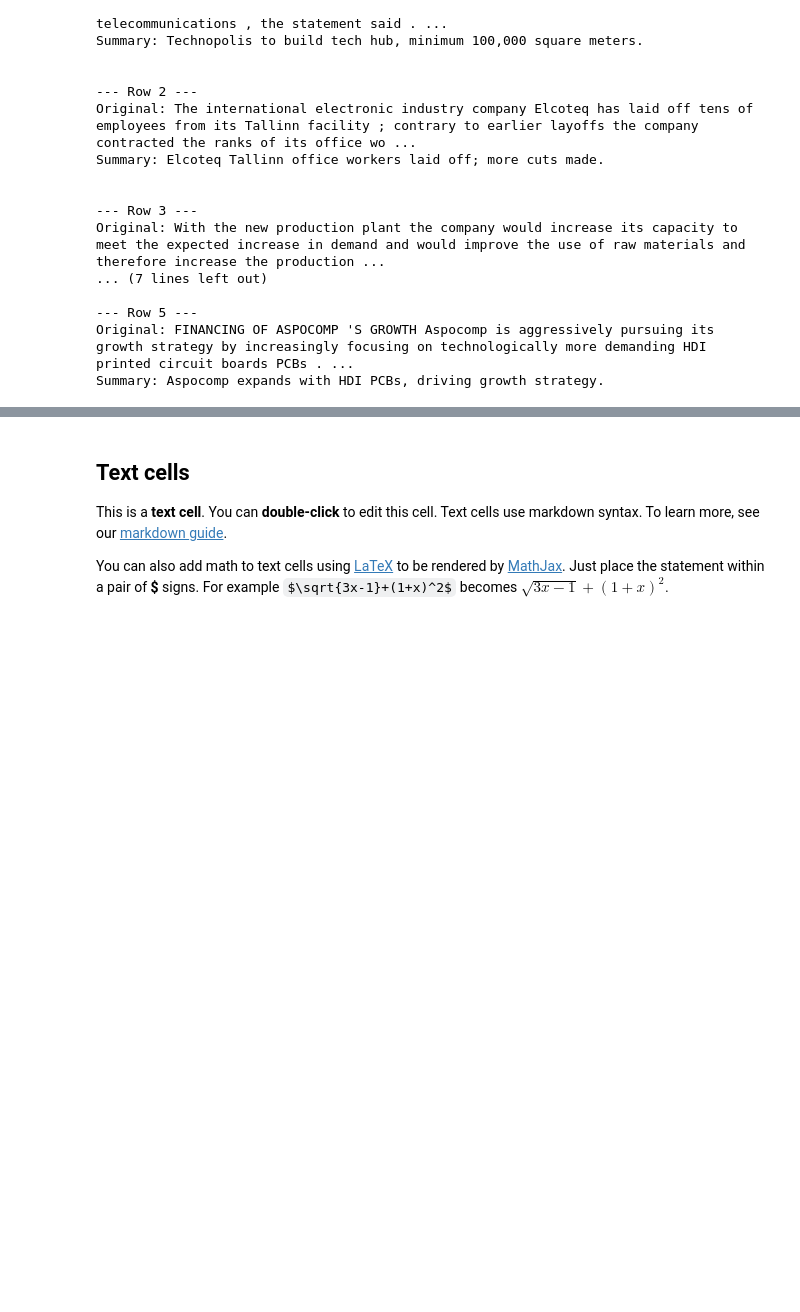
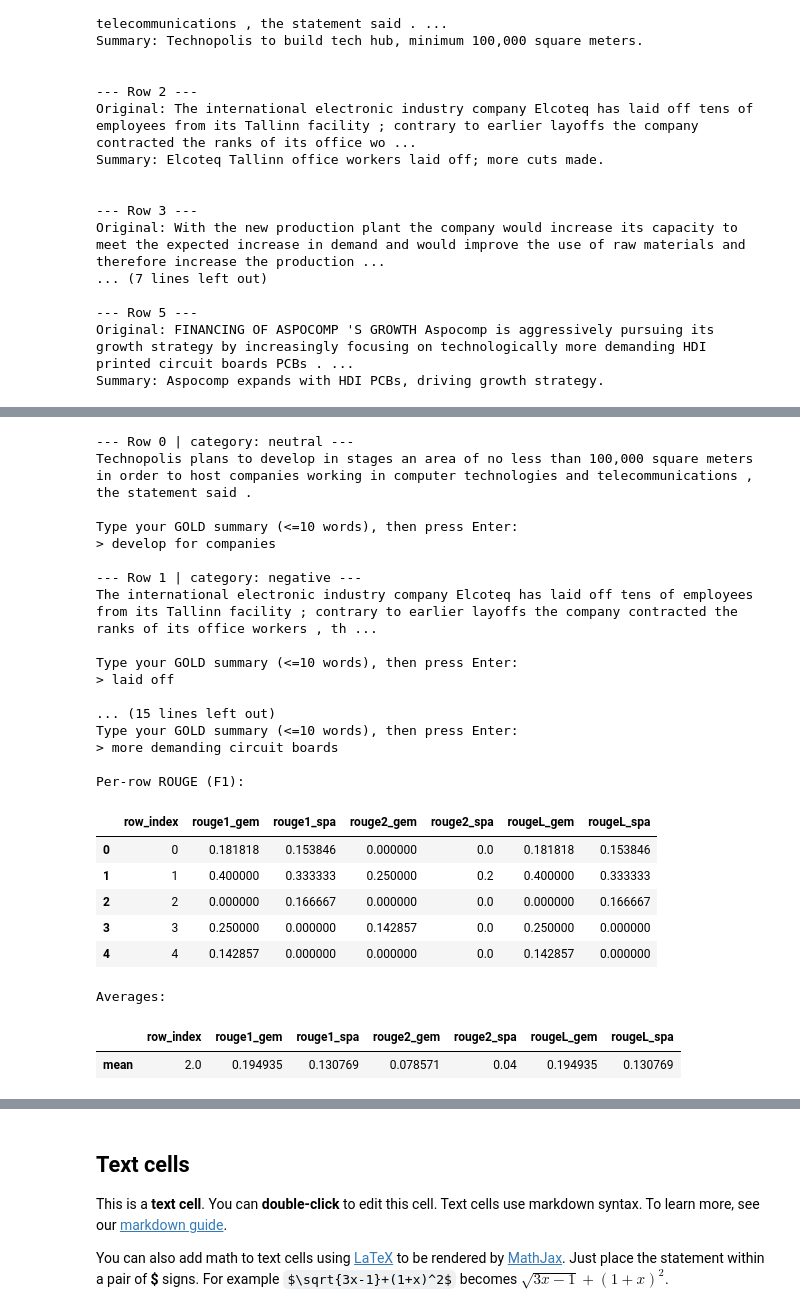
Before and after one commit to jorisjose/ai-home-assignment, a Jupyter notebook: notebooks/Overview_of_Colaboratory_Features.ipynb, the cells around one changed output, grey strips where cells are left out. Cells and saved outputs as stored; diff of their text form; code cells hidden in the pictures; blank space fills up the shorter version.

```diff
--- a/notebooks/Overview_of_Colaboratory_Features.ipynb
+++ b/notebooks/Overview_of_Colaboratory_Features.ipynb
@@ -439,3 +439,73 @@ order to load all the package's dependencies. You can do this by selecting the
 | 2 | 2 | positive | With the new production plant the... | New plant boosts capacity, improv... | With the new production plant the... |
 | 3 | 3 | positive | According to the company 's updat... | Basware targets 20-40% net sales ... | According to the company 's updat... |
 | 4 | 4 | positive | FINANCING OF ASPOCOMP 'S GROWTH A... | Aspocomp's growth fueled by high-... | FINANCING OF ASPOCOMP 'S GROWTH A... |
+# %%
+# Assumes you already built `comparison_df` with:
+# ['row_index','category','original_text','gemini_summary','spacy_textrank_summary']
+
+import pandas as pd
+
+# If gold_summary is missing, create it interactively
+if 'gold_summary' not in comparison_df.columns:
+    gold = []
+    for _, r in comparison_df.iterrows():
+        print("\n--- Row", r["row_index"], "| category:", r["category"], "---")
+        print(r["original_text"])
+        ref = input("\nType your GOLD summary (<=10 words), then press Enter:\n> ")
+        gold.append(ref.strip())
+    comparison_df["gold_summary"] = gold
+
+# Now compute ROUGE
+!pip -q install rouge-score
+from rouge_score import rouge_scorer
+
+scorer = rouge_scorer.RougeScorer(["rouge1","rouge2","rougeLsum"], use_stemmer=True)
+
+def rouge_scores(pred, ref):
+    s = scorer.score(ref, pred)
+    return {k: s[k].fmeasure for k in s}
+
+rows = []
+for _, r in comparison_df.iterrows():
+    g = rouge_scores(r["gemini_summary"], r["gold_summary"])
+    s = rouge_scores(r["spacy_textrank_summary"], r["gold_summary"])
+    rows.append({
+        "row_index": r["row_index"],
+        "rouge1_gem": g["rouge1"], "rouge1_spa": s["rouge1"],
+        "rouge2_gem": g["rouge2"], "rouge2_spa": s["rouge2"],
+        "rougeL_gem": g["rougeLsum"], "rougeL_spa": s["rougeLsum"],
+    })
+
+rouge_df = pd.DataFrame(rows)
+print("\nPer-row ROUGE (F1):")
+display(rouge_df)
+
+print("\nAverages:")
+display(rouge_df.mean(numeric_only=True).to_frame("mean").T)
+# %% [output]
+--- Row 0 | category: neutral ---
+Technopolis plans to develop in stages an area of no less than 100,000 square meters in order to host companies working in computer technologies and telecommunications , the statement said .
+
+Type your GOLD summary (<=10 words), then press Enter:
+> develop for companies
+
+--- Row 1 | category: negative ---
+The international electronic industry company Elcoteq has laid off tens of employees from its Tallinn facility ; contrary to earlier layoffs the company contracted the ranks of its office workers , th ...
+
+Type your GOLD summary (<=10 words), then press Enter:
+> laid off
+
+... (15 lines left out)
+Type your GOLD summary (<=10 words), then press Enter:
+> more demanding circuit boards
+
+Per-row ROUGE (F1):
+|  | row_index | rouge1_gem | rouge1_spa | rouge2_gem | rouge2_spa | rougeL_gem | rougeL_spa |
+| 0 | 0 | 0.181818 | 0.153846 | 0.000000 | 0.0 | 0.181818 | 0.153846 |
+| 1 | 1 | 0.400000 | 0.333333 | 0.250000 | 0.2 | 0.400000 | 0.333333 |
+| 2 | 2 | 0.000000 | 0.166667 | 0.000000 | 0.0 | 0.000000 | 0.166667 |
+| 3 | 3 | 0.250000 | 0.000000 | 0.142857 | 0.0 | 0.250000 | 0.000000 |
+| 4 | 4 | 0.142857 | 0.000000 | 0.000000 | 0.0 | 0.142857 | 0.000000 |
+Averages:
+|  | row_index | rouge1_gem | rouge1_spa | rouge2_gem | rouge2_spa | rougeL_gem | rougeL_spa |
+| mean | 2.0 | 0.194935 | 0.130769 | 0.078571 | 0.04 | 0.194935 | 0.130769 |
```
Also changed, not shown: parts of 1 cell of this notebook.
